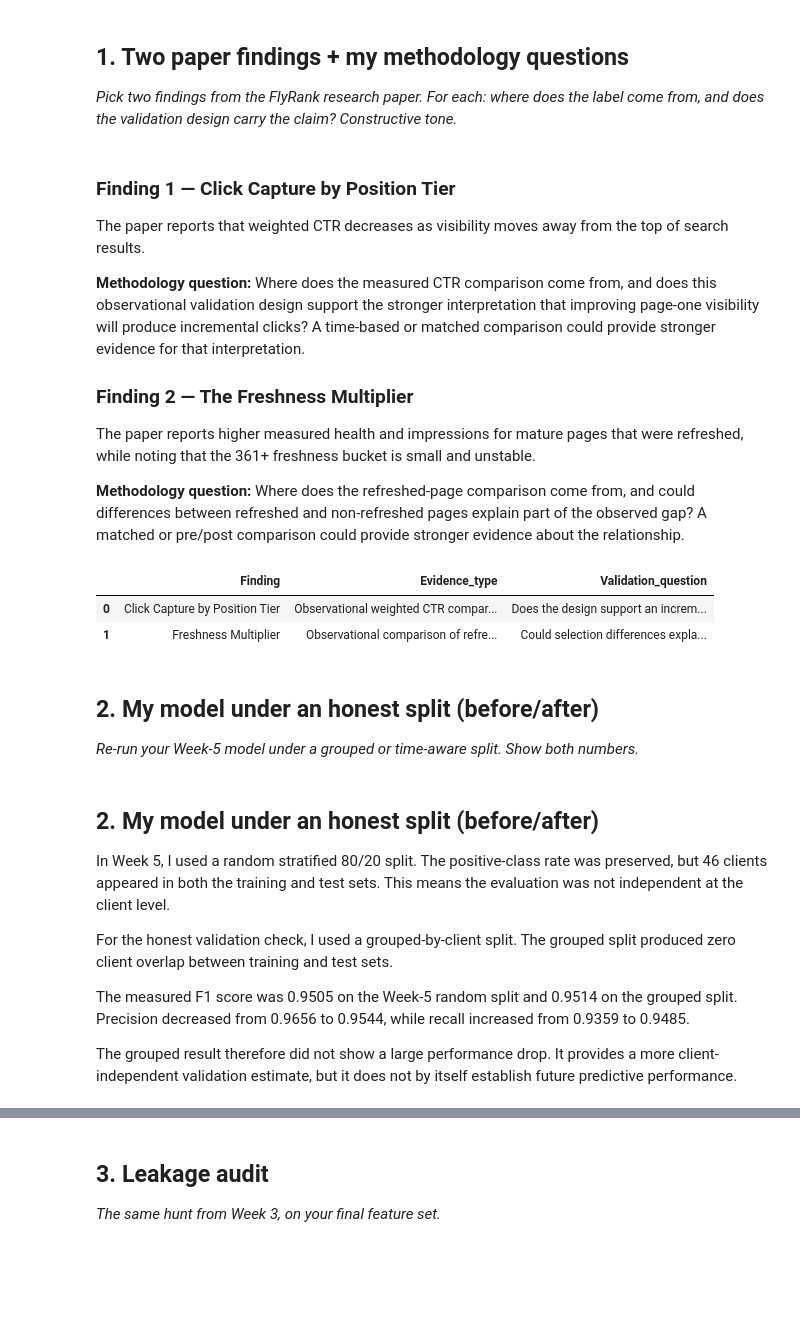
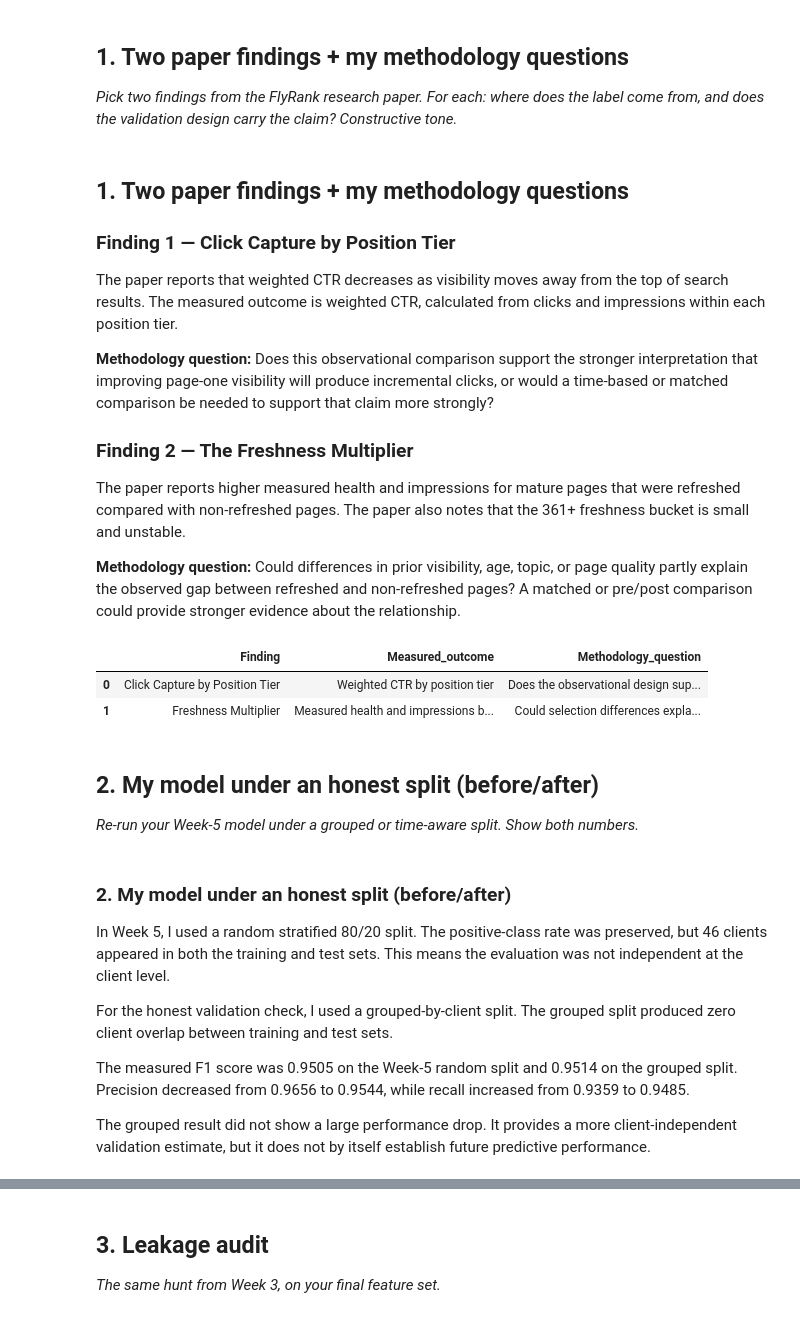
Before and after one commit to hibahrehman25-lang/ML_inter_Task1, a Jupyter notebook: Copy_of_w06_validation_audit.ipynb, the cells around one changed output, grey strips where cells are left out. Saved outputs shown, nothing was run; the diff lists cells and outputs as text; code cells hidden in the pictures; blank space fills up the shorter version.

```diff
--- a/Copy_of_w06_validation_audit.ipynb
+++ b/Copy_of_w06_validation_audit.ipynb
@@ -343,48 +345,48 @@ Clients appearing in BOTH train and test: 46
 
 *Pick two findings from the FlyRank research paper. For each: where does the label come from, and does the validation design carry the claim? Constructive tone.*
 # %% [markdown]
+## 1. Two paper findings + my methodology questions
+
 ### Finding 1 — Click Capture by Position Tier
 
-The paper reports that weighted CTR decreases as visibility moves away from the top of search results.
+The paper reports that weighted CTR decreases as visibility moves away from the top of search results. The measured outcome is weighted CTR, calculated from clicks and impressions within each position tier.
 
-**Methodology question:** Where does the measured CTR comparison come from, and does this observational validation design support the stronger interpretation that improving page-one visibility will produce incremental clicks? A time-based or matched comparison could provide stronger evidence for that interpretation.
+**Methodology question:** Does this observational comparison support the stronger interpretation that improving page-one visibility will produce incremental clicks, or would a time-based or matched comparison be needed to support that claim more strongly?
 
 ### Finding 2 — The Freshness Multiplier
 
-The paper reports higher measured health and impressions for mature pages that were refreshed, while noting that the 361+ freshness bucket is small and unstable.
+The paper reports higher measured health and impressions for mature pages that were refreshed compared with non-refreshed pages. The paper also notes that the 361+ freshness bucket is small and unstable.
 
-**Methodology question:** Where does the refreshed-page comparison come from, and could differences between refreshed and non-refreshed pages explain part of the observed gap? A matched or pre/post comparison could provide stronger evidence about the relationship.
+**Methodology question:** Could differences in prior visibility, age, topic, or page quality partly explain the observed gap between refreshed and non-refreshed pages? A matched or pre/post comparison could provide stronger evidence about the relationship.
 # %%
-import pandas as pd
-
 # Section 1: supporting check for the two paper findings
 
 paper_findings_check = pd.DataFrame({
     "Finding": [
         "Click Capture by Position Tier",
         "Freshness Multiplier"
     ],
-    "Evidence_type": [
-        "Observational weighted CTR comparison",
-        "Observational comparison of refreshed vs non-refreshed mature pages"
+    "Measured_outcome": [
+        "Weighted CTR by position tier",
+        "Measured health and impressions by freshness/refresh status"
     ],
-    "Validation_question": [
-        "Does the design support an incremental-click interpretation?",
+    "Methodology_question": [
+        "Does the observational design support an incremental-click interpretation?",
         "Could selection differences explain part of the observed gap?"
     ]
 })
 
 display(paper_findings_check)
 # %% [output]
-|  | Finding | Evidence_type | Validation_question |
-| 0 | Click Capture by Position Tier | Observational weighted CTR compar... | Does the design support an increm... |
-| 1 | Freshness Multiplier | Observational comparison of refre... | Could selection differences expla... |
+|  | Finding | Measured_outcome | Methodology_question |
+| 0 | Click Capture by Position Tier | Weighted CTR by position tier | Does the observational design sup... |
+| 1 | Freshness Multiplier | Measured health and impressions b... | Could selection differences expla... |
 # %% [markdown]
 ## 2. My model under an honest split (before/after)
 
 *Re-run your Week-5 model under a grouped or time-aware split. Show both numbers.*
 # %% [markdown]
-## 2. My model under an honest split (before/after)
+### 2. My model under an honest split (before/after)
 
 In Week 5, I used a random stratified 80/20 split. The positive-class rate was preserved, but 46 clients appeared in both the training and test sets. This means the evaluation was not independent at the client level.
 
@@ -392,7 +394,7 @@ For the honest validation check, I used a grouped-by-client split. The grouped s
 
 The measured F1 score was 0.9505 on the Week-5 random split and 0.9514 on the grouped split. Precision decreased from 0.9656 to 0.9544, while recall increased from 0.9359 to 0.9485.
 
-The grouped result therefore did not show a large performance drop. It provides a more client-independent validation estimate, but it does not by itself establish future predictive performance.
+The grouped result did not show a large performance drop. It provides a more client-independent validation estimate, but it does not by itself establish future predictive performance.
 # %%
 # Section 2: Before vs After validation
 
```
Also changed, not shown: parts of 9 cells of this notebook.
